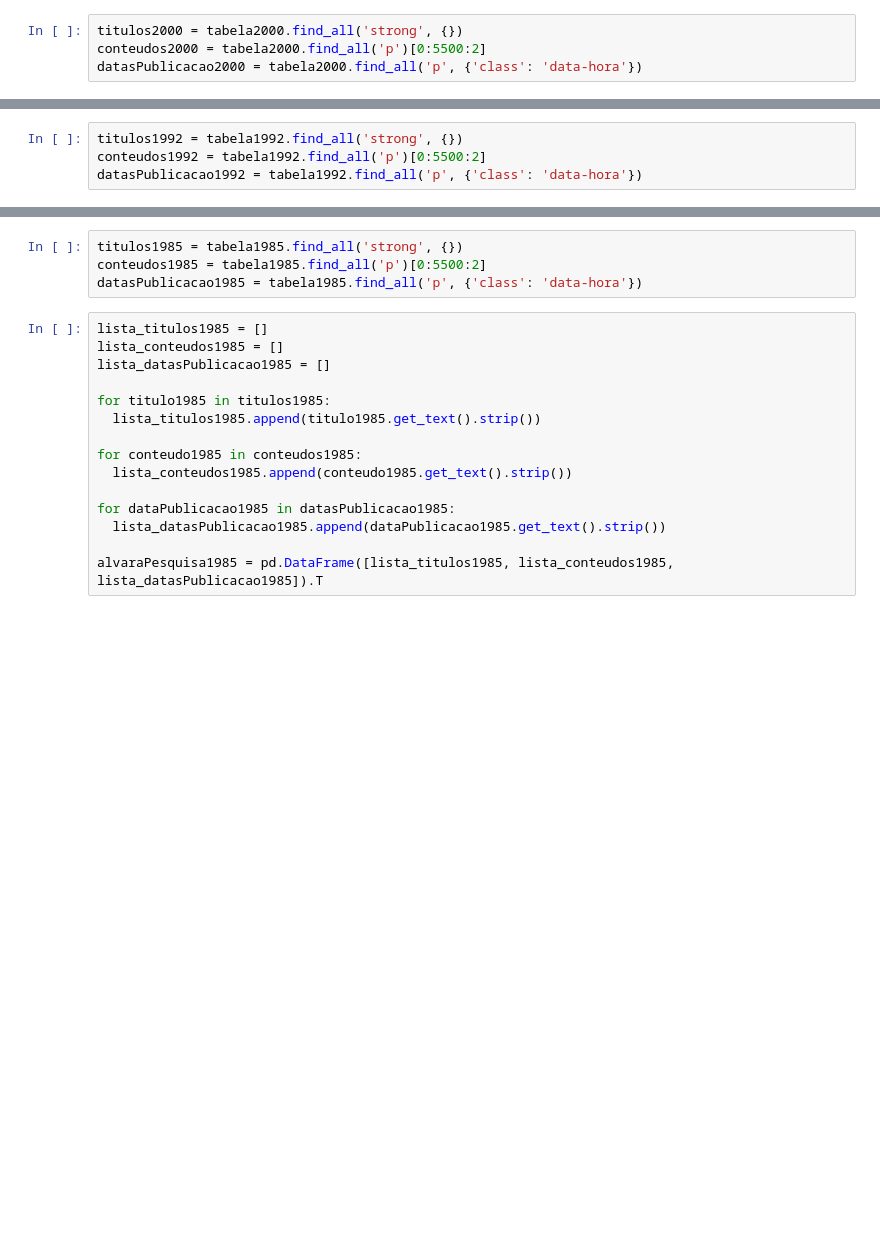
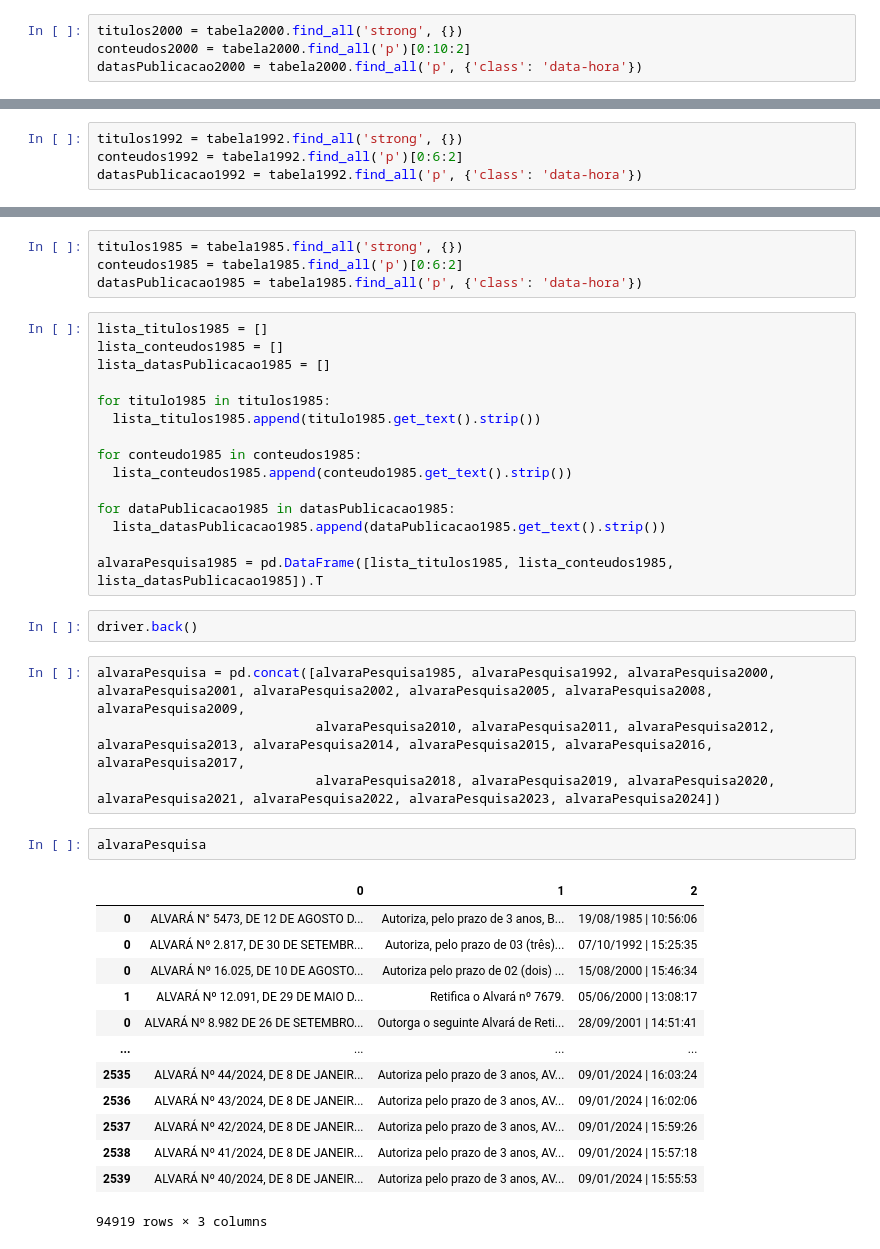
Before and after one commit to JulianaTyelle/PortfolioMME, a Jupyter notebook: WebScraping_Gov.br/alvarasPesquisa.ipynb, the cells around one changed output, grey strips where cells are left out. Saved outputs shown, nothing was run; the diff lists cells and outputs as text; blank space fills up the shorter version.

```diff
--- a/WebScraping_Gov.br/alvarasPesquisa.ipynb
+++ b/WebScraping_Gov.br/alvarasPesquisa.ipynb
@@ -517,7 +845,7 @@ soup2000 = BeautifulSoup(driver.page_source, 'html.parser')
 tabela2000 = soup2000.find('div', {'class': {'col-lg-11 col-md-11 col-sm-12'}})
 # %%
 titulos2000 = tabela2000.find_all('strong', {})
-conteudos2000 = tabela2000.find_all('p')[0:5500:2]
+conteudos2000 = tabela2000.find_all('p')[0:10:2]
 datasPublicacao2000 = tabela2000.find_all('p', {'class': 'data-hora'})
 # %%
 lista_titulos2000 = []
@@ -544,7 +874,7 @@ soup1992 = BeautifulSoup(driver.page_source, 'html.parser')
 tabela1992 = soup1992.find('div', {'class': {'col-lg-11 col-md-11 col-sm-12'}})
 # %%
 titulos1992 = tabela1992.find_all('strong', {})
-conteudos1992 = tabela1992.find_all('p')[0:5500:2]
+conteudos1992 = tabela1992.find_all('p')[0:6:2]
 datasPublicacao1992 = tabela1992.find_all('p', {'class': 'data-hora'})
 # %%
 lista_titulos1992 = []
@@ -571,7 +903,7 @@ soup1985 = BeautifulSoup(driver.page_source, 'html.parser')
 tabela1985 = soup1985.find('div', {'class': {'col-lg-11 col-md-11 col-sm-12'}})
 # %%
 titulos1985 = tabela1985.find_all('strong', {})
-conteudos1985 = tabela1985.find_all('p')[0:5500:2]
+conteudos1985 = tabela1985.find_all('p')[0:6:2]
 datasPublicacao1985 = tabela1985.find_all('p', {'class': 'data-hora'})
 # %%
 lista_titulos1985 = []
@@ -588,3 +920,25 @@ for dataPublicacao1985 in datasPublicacao1985:
   lista_datasPublicacao1985.append(dataPublicacao1985.get_text().strip())
 
 alvaraPesquisa1985 = pd.DataFrame([lista_titulos1985, lista_conteudos1985, lista_datasPublicacao1985]).T
+# %%
+driver.back()
+# %%
+alvaraPesquisa = pd.concat([alvaraPesquisa1985, alvaraPesquisa1992, alvaraPesquisa2000, alvaraPesquisa2001, alvaraPesquisa2002, alvaraPesquisa2005, alvaraPesquisa2008, alvaraPesquisa2009,
+                            alvaraPesquisa2010, alvaraPesquisa2011, alvaraPesquisa2012, alvaraPesquisa2013, alvaraPesquisa2014, alvaraPesquisa2015, alvaraPesquisa2016, alvaraPesquisa2017,
+                            alvaraPesquisa2018, alvaraPesquisa2019, alvaraPesquisa2020, alvaraPesquisa2021, alvaraPesquisa2022, alvaraPesquisa2023, alvaraPesquisa2024])
+# %%
+alvaraPesquisa
+# %% [output]
+|  | 0 | 1 | 2 |
+| 0 | ALVARÁ N° 5473, DE 12 DE AGOSTO D... | Autoriza, pelo prazo de 3 anos, B... | 19/08/1985 | 10:56:06 |
+| 0 | ALVARÁ Nº 2.817, DE 30 DE SETEMBR... | Autoriza, pelo prazo de 03 (três)... | 07/10/1992 | 15:25:35 |
+| 0 | ALVARÁ Nº 16.025, DE 10 DE AGOSTO... | Autoriza pelo prazo de 02 (dois) ... | 15/08/2000 | 15:46:34 |
+| 1 | ALVARÁ Nº 12.091, DE 29 DE MAIO D... | Retifica o Alvará nº 7679. | 05/06/2000 | 13:08:17 |
+| 0 | ALVARÁ Nº 8.982 DE 26 DE SETEMBRO... | Outorga o seguinte Alvará de Reti... | 28/09/2001 | 14:51:41 |
+| ... | ... | ... | ... |
+| 2535 | ALVARÁ Nº 44/2024, DE 8 DE JANEIR... | Autoriza pelo prazo de 3 anos, AV... | 09/01/2024 | 16:03:24 |
+| 2536 | ALVARÁ Nº 43/2024, DE 8 DE JANEIR... | Autoriza pelo prazo de 3 anos, AV... | 09/01/2024 | 16:02:06 |
+| 2537 | ALVARÁ Nº 42/2024, DE 8 DE JANEIR... | Autoriza pelo prazo de 3 anos, AV... | 09/01/2024 | 15:59:26 |
+| 2538 | ALVARÁ Nº 41/2024, DE 8 DE JANEIR... | Autoriza pelo prazo de 3 anos, AV... | 09/01/2024 | 15:57:18 |
+| 2539 | ALVARÁ Nº 40/2024, DE 8 DE JANEIR... | Autoriza pelo prazo de 3 anos, AV... | 09/01/2024 | 15:55:53 |
+94919 rows × 3 columns
```
Also changed, not shown: parts of 66 cells of this notebook, 1 other file.
